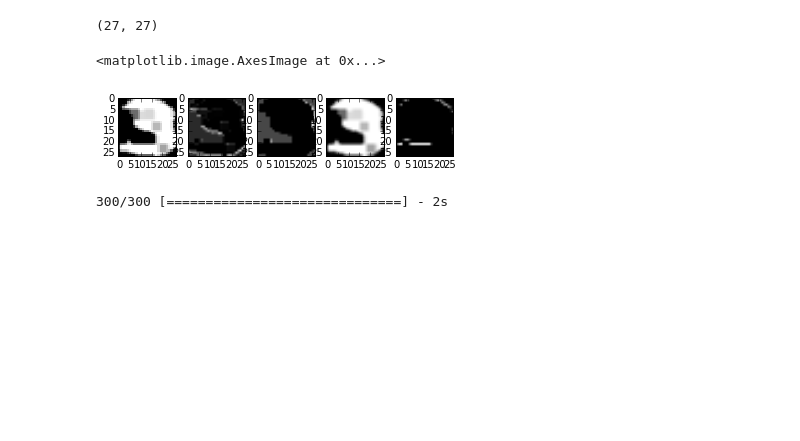
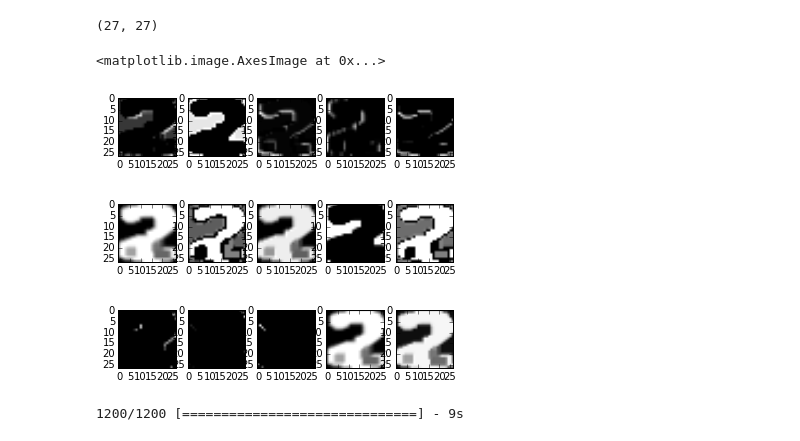
Before and after one commit to dikien/break-captcha, a Jupyter notebook: Step4_Generate_Clssifier_keras_conv_visualize.ipynb, the cells around one changed output. Cells and saved outputs as stored; diff of their text form; code cells hidden in the pictures; blank space fills up the shorter version.

```diff
--- a/Step4_Generate_Clssifier_keras_conv_visualize.ipynb
+++ b/Step4_Generate_Clssifier_keras_conv_visualize.ipynb
@@ -194,20 +189,63 @@ valX_h_1.shape
 valX_h_1[0][0].shape
 # %% [output]
 (27, 27)
-# %%
-sample_0 = valX_h_1[0][0]
-sample_1 = valX_h_1[0][1]
-sample_2 = valX_h_1[0][2]
-sample_3 = valX_h_1[0][3]
-sample_4 = valX_h_1[0][4]
-
-fig, (ax0, ax1, ax2, ax3, ax4) = plt.subplots(1, 5)
-ax0.imshow(sample_0, cmap='gray', interpolation='nearest')
-ax1.imshow(sample_1, cmap='gray')
-ax2.imshow(sample_2, cmap='gray')
-ax3.imshow(sample_3, cmap='gray')
-ax4.imshow(sample_4, cmap='gray')
-# %% [output]
-<matplotlib.image.AxesImage at 0x...>
-[figure, removed]
+# %%
+sample_0 = valX_h_1[0][0]
+sample_1 = valX_h_1[0][1]
+sample_2 = valX_h_1[0][2]
+sample_3 = valX_h_1[0][3]
+sample_4 = valX_h_1[0][4]
+sample_5 = valX_h_1[0][5]
+sample_6 = valX_h_1[0][6]
+sample_7 = valX_h_1[0][7]
+sample_8 = valX_h_1[0][8]
+sample_9 = valX_h_1[0][9]
+sample_10 = valX_h_1[0][10]
+sample_11 = valX_h_1[0][11]
+sample_12 = valX_h_1[0][12]
+sample_13 = valX_h_1[0][13]
+sample_14 = valX_h_1[0][14]
+sample_15 = valX_h_1[0][15]
+sample_16 = valX_h_1[0][16]
+sample_17 = valX_h_1[0][17]
+sample_18 = valX_h_1[0][18]
+sample_19 = valX_h_1[0][19]
+sample_20 = valX_h_1[0][20]
+sample_21 = valX_h_1[0][21]
+sample_22 = valX_h_1[0][22]
+sample_23 = valX_h_1[0][23]
+sample_24 = valX_h_1[0][24]
+sample_25 = valX_h_1[0][25]
+sample_26 = valX_h_1[0][26]
+sample_27 = valX_h_1[0][27]
+sample_28 = valX_h_1[0][28]
+sample_29 = valX_h_1[0][29]
+sample_30 = valX_h_1[0][30]
+sample_31 = valX_h_1[0][31]
+
+fig, (ax0, ax1, ax2, ax3, ax4) = plt.subplots(1, 5)
+ax0.imshow(sample_0, cmap='gray')
+ax1.imshow(sample_1, cmap='gray')
+ax2.imshow(sample_2, cmap='gray')
+ax3.imshow(sample_3, cmap='gray')
+ax4.imshow(sample_4, cmap='gray')
+
+fig, (ax0, ax1, ax2, ax3, ax4) = plt.subplots(1, 5)
+ax0.imshow(sample_10, cmap='gray')
+ax1.imshow(sample_11, cmap='gray')
+ax2.imshow(sample_12, cmap='gray')
+ax3.imshow(sample_13, cmap='gray')
+ax4.imshow(sample_14, cmap='gray')
+
+fig, (ax0, ax1, ax2, ax3, ax4) = plt.subplots(1, 5)
+ax0.imshow(sample_20, cmap='gray')
+ax1.imshow(sample_21, cmap='gray')
+ax2.imshow(sample_22, cmap='gray')
+ax3.imshow(sample_23, cmap='gray')
+ax4.imshow(sample_24, cmap='gray')
+# %% [output]
+<matplotlib.image.AxesImage at 0x...>
+[figure, added]
+[figure, added]
+[figure, added]
 # %%
@@ -217,8 +264,8 @@ model2.add(Activation('relu'))
 model2.compile(loss='categorical_crossentropy', optimizer=sgd)
 # %%
-valX_h_2 = model2.predict(valX_h_1)
+valX_h_2 = model2.predict(valX)
 # %% [output]
-300/300 [==============================] - 2s
+1200/1200 [==============================] - 9s
 # %%
 valX_h_2.shape
 # %% [output]
```
Also changed, not shown: parts of 30 cells of this notebook.
